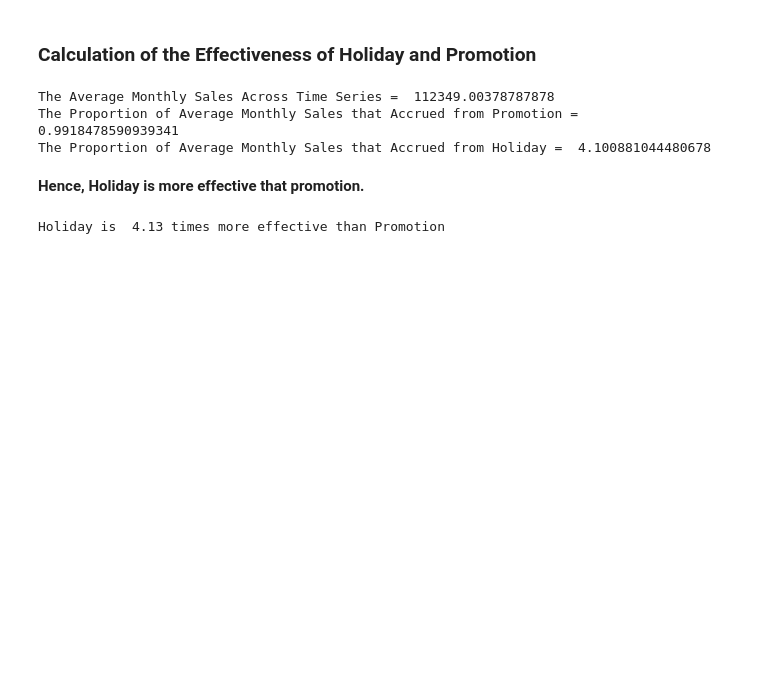
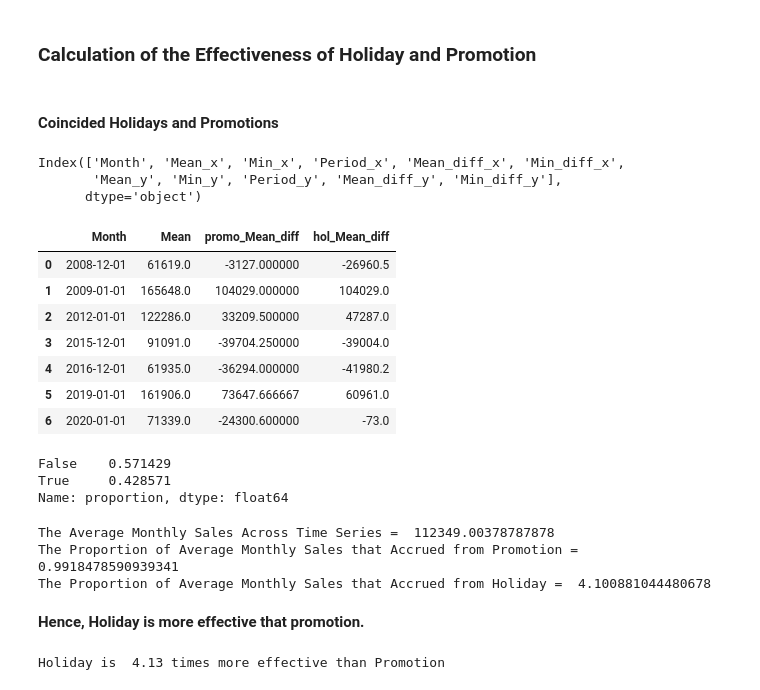
Before and after one commit to Opeojo/video-game-sales-forecast, a Jupyter notebook: sales-forecasting.ipynb, the cells around one changed output. Cells and saved outputs as stored; diff of their text form; code cells hidden in the pictures; blank space fills up the shorter version.

```diff
--- a/sales-forecasting.ipynb
+++ b/sales-forecasting.ipynb
@@ -808,5 +819,42 @@ The most effective holiday was on 2009-01-01 with the Average Monthly Sales of 1
 # %% [markdown]
 ### Calculation of the Effectiveness of Holiday and Promotion
+# %% [markdown]
+#### Coincided Holidays and Promotions
+# %%
+# check for date with coincided promotions and holidays
+promo_hol_mth = sales_data[(sales_data['Promotion']==1) & (sales_data['Holiday']==1)][['Month']]
+# %%
+# merge their respective promotion and holiday dataframes
+promo_hol = promo_hol_mth.merge(promo, how='left', on=['Month'])
+promo_hol = promo_hol.merge(hol_day, how='left', on=['Month'])
+# %%
+promo_hol.columns
+# %% [output]
+Index(['Month', 'Mean_x', 'Min_x', 'Period_x', 'Mean_diff_x', 'Min_diff_x',
+       'Mean_y', 'Min_y', 'Period_y', 'Mean_diff_y', 'Min_diff_y'],
+      dtype='object')
+# %%
+promo_hol = promo_hol[['Month', 'Mean_x', 'Mean_diff_x', 'Mean_diff_y']]
+promo_hol = promo_hol.rename(columns={'Mean_x': 'Mean', 'Mean_diff_x':'promo_Mean_diff', 'Mean_diff_y':'hol_Mean_diff'})
+# %%
+# display the dataframe
+promo_hol
+# %% [output]
+|  | Month | Mean | promo_Mean_diff | hol_Mean_diff |
+| 0 | 2008-12-01 | 61619.0 | -3127.000000 | -26960.5 |
+| 1 | 2009-01-01 | 165648.0 | 104029.000000 | 104029.0 |
+| 2 | 2012-01-01 | 122286.0 | 33209.500000 | 47287.0 |
+| 3 | 2015-12-01 | 91091.0 | -39704.250000 | -39004.0 |
+| 4 | 2016-12-01 | 61935.0 | -36294.000000 | -41980.2 |
+| 5 | 2019-01-01 | 161906.0 | 73647.666667 | 60961.0 |
+| 6 | 2020-01-01 | 71339.0 | -24300.600000 | -73.0 |
+# %%
+filtered = (promo_hol['promo_Mean_diff'] > 0) & (promo_hol['hol_Mean_diff'] > 0)
+filtered.value_counts(normalize=True)
+# %% [output]
+False    0.571429
+True     0.428571
+Name: proportion, dtype: float64
 # %%
 # we use the marginal monthly sales from both holiday and promotion to determine which is more effective
 ts_average = df_sales['Monthly Sales'].mean()
```
Also changed, not shown: parts of 13 cells of this notebook.
